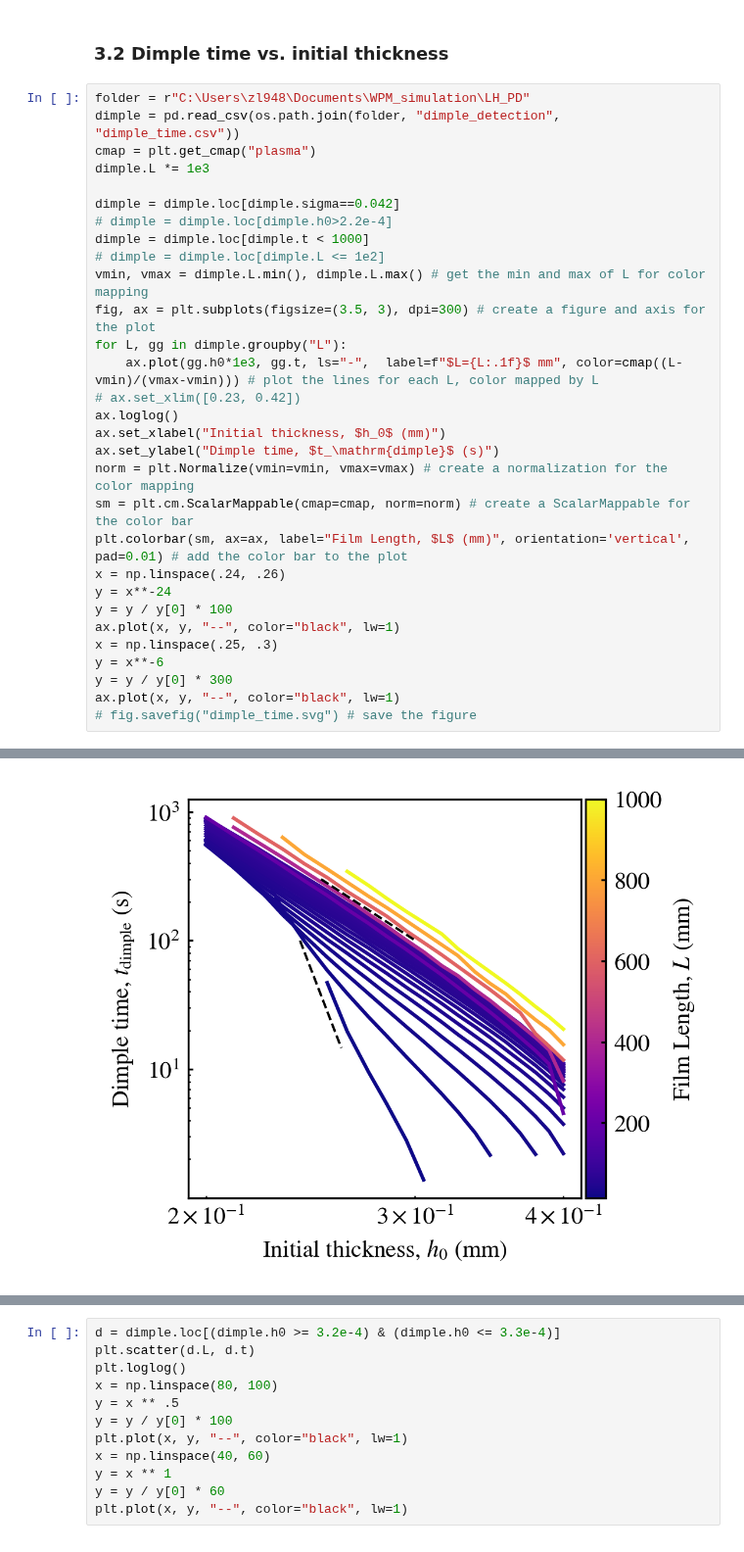
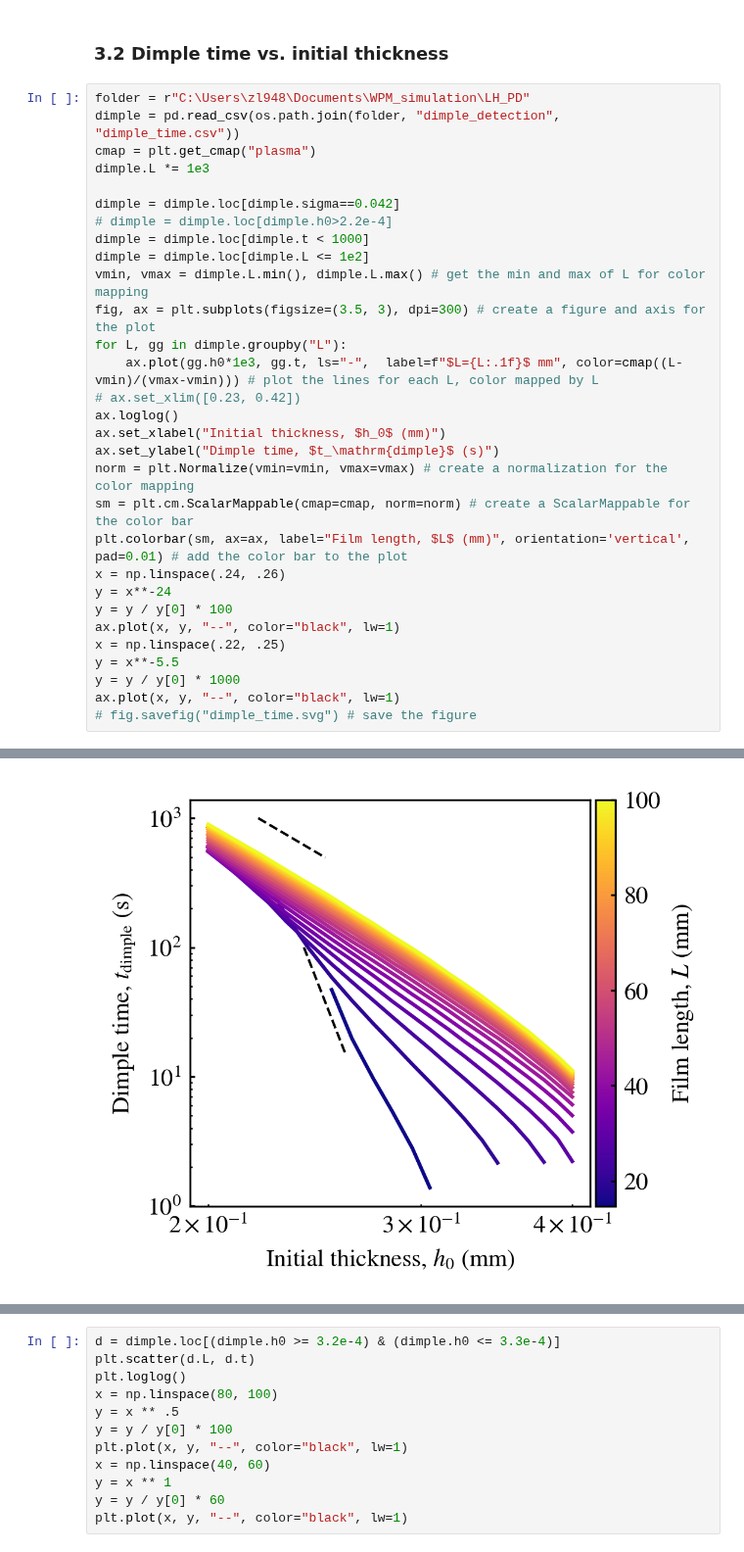
Before and after one commit to ZLoverty/WPM, a Jupyter notebook: Code/Simulation.ipynb, the cells around one changed output, grey strips where cells are left out. Shown at 98% size. Saved outputs shown, nothing was run; the diff lists cells and outputs as text.

```diff
--- a/Code/Simulation.ipynb
+++ b/Code/Simulation.ipynb
@@ -188,36 +188,36 @@ fig.savefig("colorbar.svg")
 # %%
 folder = r"C:\Users\zl948\Documents\WPM_simulation\LH_PD"
 dimple = pd.read_csv(os.path.join(folder, "dimple_detection", "dimple_time.csv"))
 cmap = plt.get_cmap("plasma")
 dimple.L *= 1e3
 
 dimple = dimple.loc[dimple.sigma==0.042]
 # dimple = dimple.loc[dimple.h0>2.2e-4]
 dimple = dimple.loc[dimple.t < 1000]
-# dimple = dimple.loc[dimple.L <= 1e2]
+dimple = dimple.loc[dimple.L <= 1e2]
 vmin, vmax = dimple.L.min(), dimple.L.max() # get the min and max of L for color mapping
 fig, ax = plt.subplots(figsize=(3.5, 3), dpi=300) # create a figure and axis for the plot
 for L, gg in dimple.groupby("L"):
     ax.plot(gg.h0*1e3, gg.t, ls="-",  label=f"$L={L:.1f}$ mm", color=cmap((L-vmin)/(vmax-vmin))) # plot the lines for each L, color mapped by L
 # ax.set_xlim([0.23, 0.42])
 ax.loglog()
 ax.set_xlabel("Initial thickness, $h_0$ (mm)")
 ax.set_ylabel("Dimple time, $t_\mathrm{dimple}$ (s)")
 norm = plt.Normalize(vmin=vmin, vmax=vmax) # create a normalization for the color mapping
 sm = plt.cm.ScalarMappable(cmap=cmap, norm=norm) # create a ScalarMappable for the color bar
-plt.colorbar(sm, ax=ax, label="Film Length, $L$ (mm)", orientation='vertical', pad=0.01) # add the color bar to the plot
+plt.colorbar(sm, ax=ax, label="Film length, $L$ (mm)", orientation='vertical', pad=0.01) # add the color bar to the plot
 x = np.linspace(.24, .26)
 y = x**-24
 y = y / y[0] * 100
 ax.plot(x, y, "--", color="black", lw=1)
-x = np.linspace(.25, .3)
-y = x**-6
-y = y / y[0] * 300
+x = np.linspace(.22, .25)
+y = x**-5.5
+y = y / y[0] * 1000
 ax.plot(x, y, "--", color="black", lw=1)
 # fig.savefig("dimple_time.svg") # save the figure
 # %% [output]
 [<matplotlib.lines.Line2D at 0x...>]
-[figure, old version]
+[figure, new version]
 # %%
 def fit_func(x, a, b):
     return a * x**b
```
Also changed, not shown: parts of 26 cells of this notebook.
